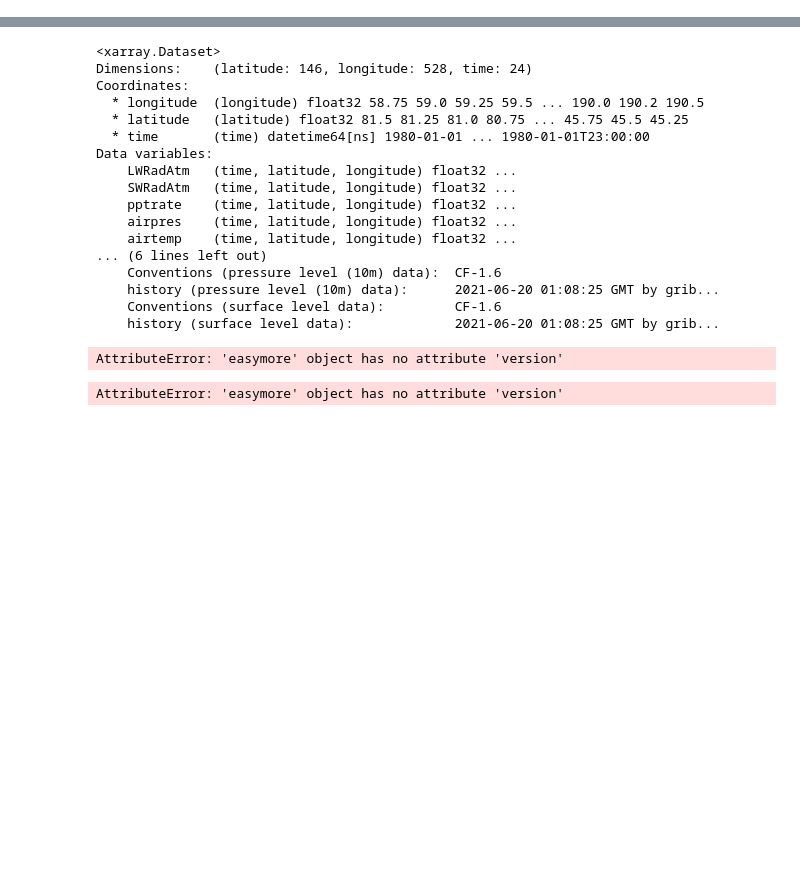
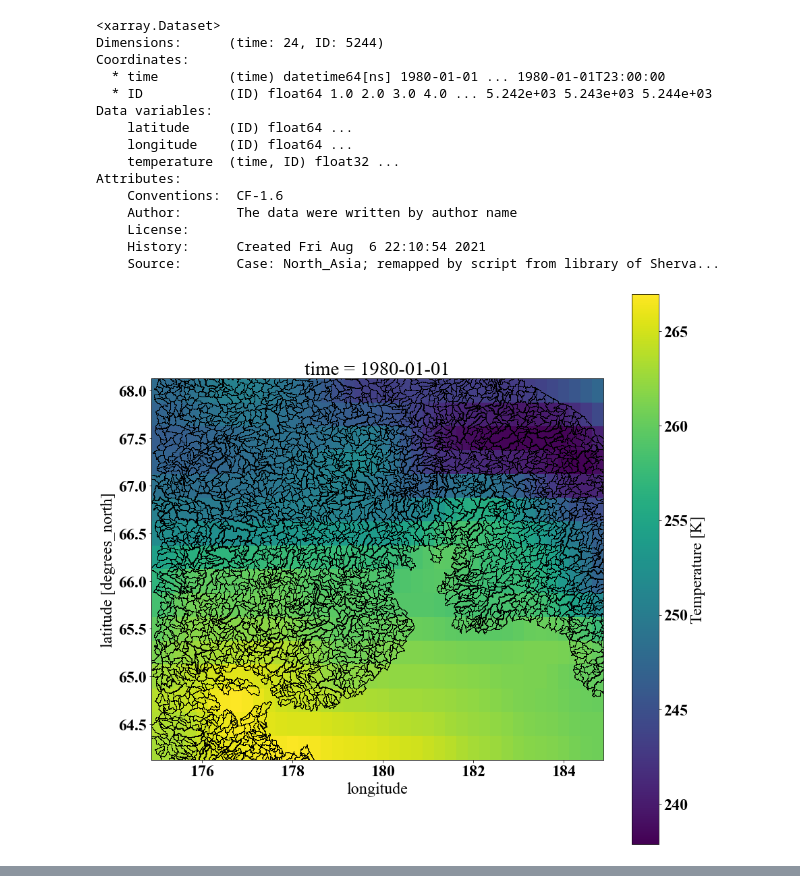
Before and after one commit to ShervanGharari/EASYMORE, a Jupyter notebook: examples/Untitled.ipynb, the cells around one changed output, grey strips where cells are left out. Saved outputs shown, nothing was run; the diff lists cells and outputs as text; code cells hidden in the pictures; blank space fills up the shorter version.

Commit message:
clean up of the figures

```diff
--- a/examples/Untitled.ipynb
+++ b/examples/Untitled.ipynb
@@ -102,33 +118,55 @@ if lon_up < lon_low:
     lon_low = lon_up
     lon_up = temp
 ds_source = ds_source.isel(latitude=np.arange(lat_low,lat_up))
 ds_source = ds_source.isel(longitude=np.arange(lon_low,lon_up))
 # plotting
 f, axes = plt.subplots(1,1,figsize=(15,15))
-ds_source.airtemp[0,:,:].plot( ax = axes)
+cs = ds_source.airtemp[0,:,:].plot( ax = axes)
 shp_target.geometry.boundary.plot(color=None,edgecolor='k',linewidth = 1, ax = axes)
 plt.savefig('../fig/Example1_A.png')
 
 # visualize the remapped netCDF for the first file, first time step
 # target nc file
 nc_names = sorted(glob.glob (esmr.output_dir + esmr.case_name + '*.nc'))
 ds       = xr.open_dataset(nc_names[0]) # the first netcdf file
+print(ds)
 values   = ds.temperature [0,:] # the first time frame of the first
 IDs      = ds.ID [:] # get the ID
 # create a data frame for the model simulation
 df = pd.DataFrame()
 df ['value'] = values
 df ['ID_t']    = IDs  # .astype(int)
 df = df.sort_values (by = 'ID_t')
 # load the shape file target that is generated by EASYMORE (with consistent IDs)
 shp_target = gpd.read_file(esmr.temp_dir+ esmr.case_name + '_target_shapefile.shp') # load the target shapefile
 shp_target ['ID_t'] = shp_target ['ID_t'].astype(float)
 shp_target = shp_target.sort_values(by='ID_t')# sort on values
 shp_target = pd.merge_asof(shp_target, df, on='ID_t', direction='nearest')
 shp_target = shp_target.set_geometry('geometry') #bring back the geometry filed; pd to gpd
 # plotting
 f, axes = plt.subplots(1,1,figsize=(15,15))
 ds_source.airtemp[0,:,:].plot( ax = axes)
-ds_source.airtemp[0,:,:].plot( ax = axes, alpha = 1, add_colorbar=False)
-shp_target.plot(column= 'value', edgecolor='k',linewidth = 1, ax = axes )#, legend=True)
+ds_source.airtemp[0,:,:].plot( ax = axes, alpha = 1, add_colorbar=False,\
+                               vmax = cs.colorbar.vmax,\
+                               vmin = cs.colorbar.vmin)
+shp_target.plot(column= 'value', edgecolor='k',linewidth = 1, ax = axes,\
+                               vmax = cs.colorbar.vmax,\
+                               vmin = cs.colorbar.vmin )#
 plt.savefig('../fig/Example1_B.png')
+# %% [output]
+<xarray.Dataset>
+Dimensions:      (time: 24, ID: 5244)
+Coordinates:
+  * time         (time) datetime64[ns] 1980-01-01 ... 1980-01-01T23:00:00
+  * ID           (ID) float64 1.0 2.0 3.0 4.0 ... 5.242e+03 5.243e+03 5.244e+03
+Data variables:
+    latitude     (ID) float64 ...
+    longitude    (ID) float64 ...
+    temperature  (time, ID) float32 ...
+Attributes:
+    Conventions:  CF-1.6
+    Author:       The data were written by author name
+    License:
+    History:      Created Fri Aug  6 22:10:54 2021
+    Source:       Case: North_Asia; remapped by script from library of Sherva...
+[figure, added]
@@ -135,49 +173,0 @@ plt.savefig('../fig/Example1_B.png')
-# %%
-# visualize the result
-import geopandas as gpd
-import xarray as xr
-import glob
-import pandas as pd
-import numpy as np
-import matplotlib.pyplot as plt
-import matplotlib
-font = {'family' : 'Times New Roman',
-         'weight' : 'bold',
-         'size'   : 24}
-matplotlib.rc('font', **font)
-
-ds = xr.open_dataset('/Users/shg096/Desktop/EASYMORE/data/Source_nc_ERA5/ERA5_subset_NorthAsia_19800101.nc')
-
-print(ds)
-# %% [output]
-<xarray.Dataset>
-Dimensions:    (latitude: 146, longitude: 528, time: 24)
-Coordinates:
-  * longitude  (longitude) float32 58.75 59.0 59.25 59.5 ... 190.0 190.2 190.5
-  * latitude   (latitude) float32 81.5 81.25 81.0 80.75 ... 45.75 45.5 45.25
-  * time       (time) datetime64[ns] 1980-01-01 ... 1980-01-01T23:00:00
-Data variables:
-    LWRadAtm   (time, latitude, longitude) float32 ...
-    SWRadAtm   (time, latitude, longitude) float32 ...
-    pptrate    (time, latitude, longitude) float32 ...
-    airpres    (time, latitude, longitude) float32 ...
-    airtemp    (time, latitude, longitude) float32 ...
-... (6 lines left out)
-    Conventions (pressure level (10m) data):  CF-1.6
-    history (pressure level (10m) data):      2021-06-20 01:08:25 GMT by grib...
-    Conventions (surface level data):         CF-1.6
-    history (surface level data):             2021-06-20 01:08:25 GMT by grib...
-# %%
-# loading EASYMORE
-from easymore.easymore import easymore
-
-# initializing EASYMORE object
-esmr = easymore()
-
-print(esmr.version)
-# %% [output]
-AttributeError: 'easymore' object has no attribute 'version'
-# %%
-print(esmr.)
-# %% [output]
-AttributeError: 'easymore' object has no attribute 'version'
```
Also changed, not shown: parts of 8 cells of this notebook.
